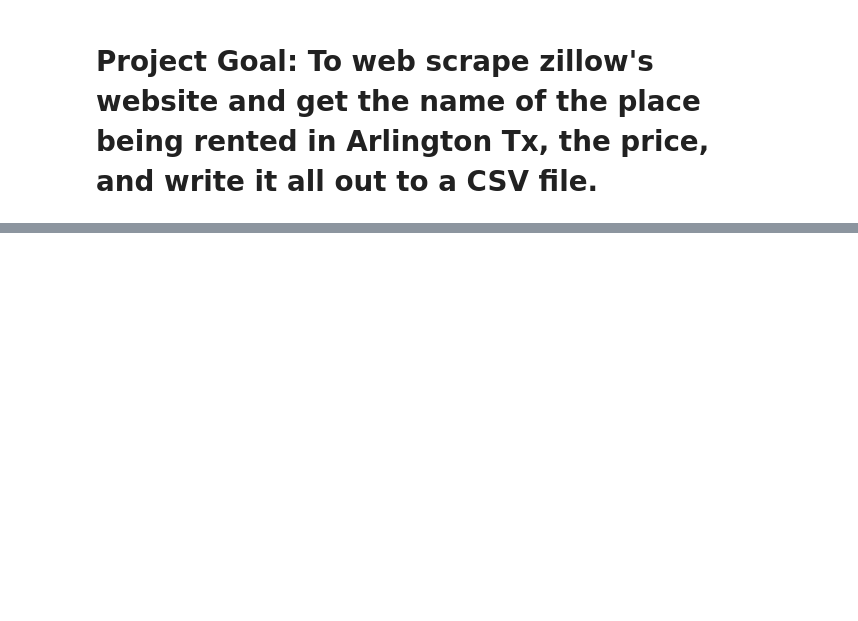
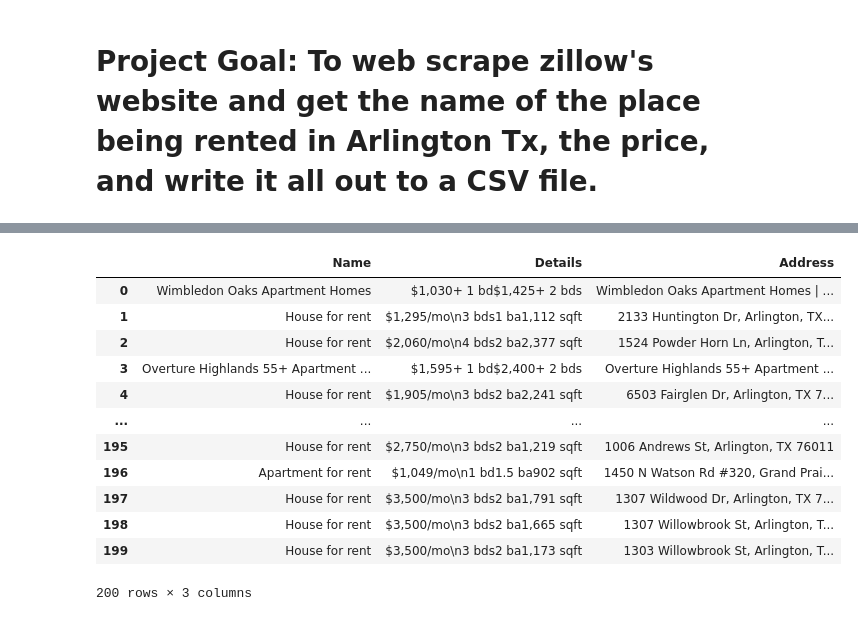
Before and after one commit to faithfulalabi/Zillow_Scraper, a Jupyter notebook: Zillow_Arlington_tx.ipynb, the cells around one changed output, grey strips where cells are left out. Cells and saved outputs as stored; diff of their text form; code cells hidden in the pictures; blank space fills up the shorter version.

Commit message:
write the data out to a csv file

```diff
--- a/Zillow_Arlington_tx.ipynb
+++ b/Zillow_Arlington_tx.ipynb
@@ -63,0 +106,5 @@ MaxRetryError: HTTPConnectionPool(host='127.0.0.1', port=63991): Max retries exc
+# %%
+# Write out the Data to a CSV file using pandas
+zillow_data = {}
+
+zillow_data['Name'],zillow_data['Details'],zillow_data['Address'] = name,details,address
@@ -63,0 +134,18 @@ MaxRetryError: HTTPConnectionPool(host='127.0.0.1', port=63991): Max retries exc
+# %%
+df = pd.DataFrame.from_dict(zillow_data, orient='index').T
+# %%
+df
+# %% [output]
+|  | Name | Details | Address |
+| 0 | Wimbledon Oaks Apartment Homes | $1,030+ 1 bd$1,425+ 2 bds | Wimbledon Oaks Apartment Homes | ... |
+| 1 | House for rent | $1,295/mo\n3 bds1 ba1,112 sqft | 2133 Huntington Dr, Arlington, TX... |
+| 2 | House for rent | $2,060/mo\n4 bds2 ba2,377 sqft | 1524 Powder Horn Ln, Arlington, T... |
+| 3 | Overture Highlands 55+ Apartment ... | $1,595+ 1 bd$2,400+ 2 bds | Overture Highlands 55+ Apartment ... |
+| 4 | House for rent | $1,905/mo\n3 bds2 ba2,241 sqft | 6503 Fairglen Dr, Arlington, TX 7... |
+| ... | ... | ... | ... |
+| 195 | House for rent | $2,750/mo\n3 bds2 ba1,219 sqft | 1006 Andrews St, Arlington, TX 76011 |
+| 196 | Apartment for rent | $1,049/mo\n1 bd1.5 ba902 sqft | 1450 N Watson Rd #320, Grand Prai... |
+| 197 | House for rent | $3,500/mo\n3 bds2 ba1,791 sqft | 1307 Wildwood Dr, Arlington, TX 7... |
+| 198 | House for rent | $3,500/mo\n3 bds2 ba1,665 sqft | 1307 Willowbrook St, Arlington, T... |
+| 199 | House for rent | $3,500/mo\n3 bds2 ba1,173 sqft | 1303 Willowbrook St, Arlington, T... |
+200 rows × 3 columns
```
Also changed, not shown: parts of 7 cells of this notebook.
